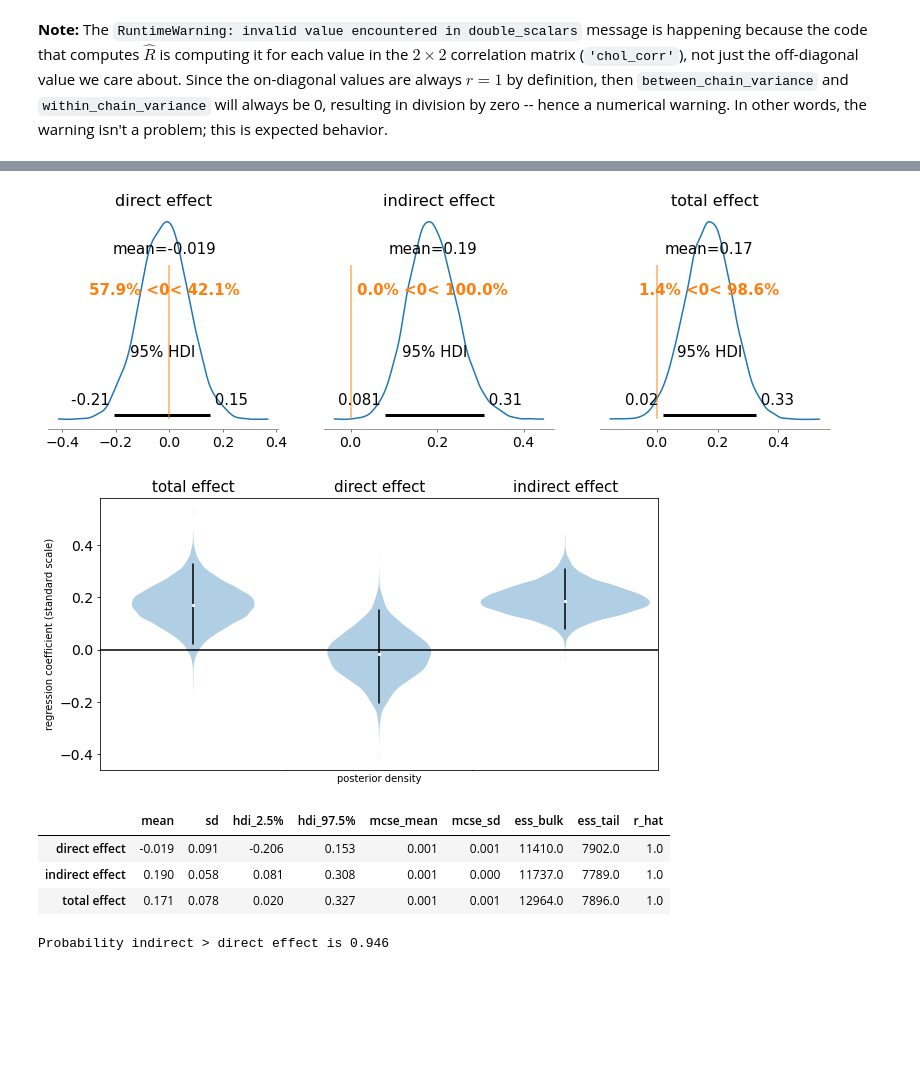
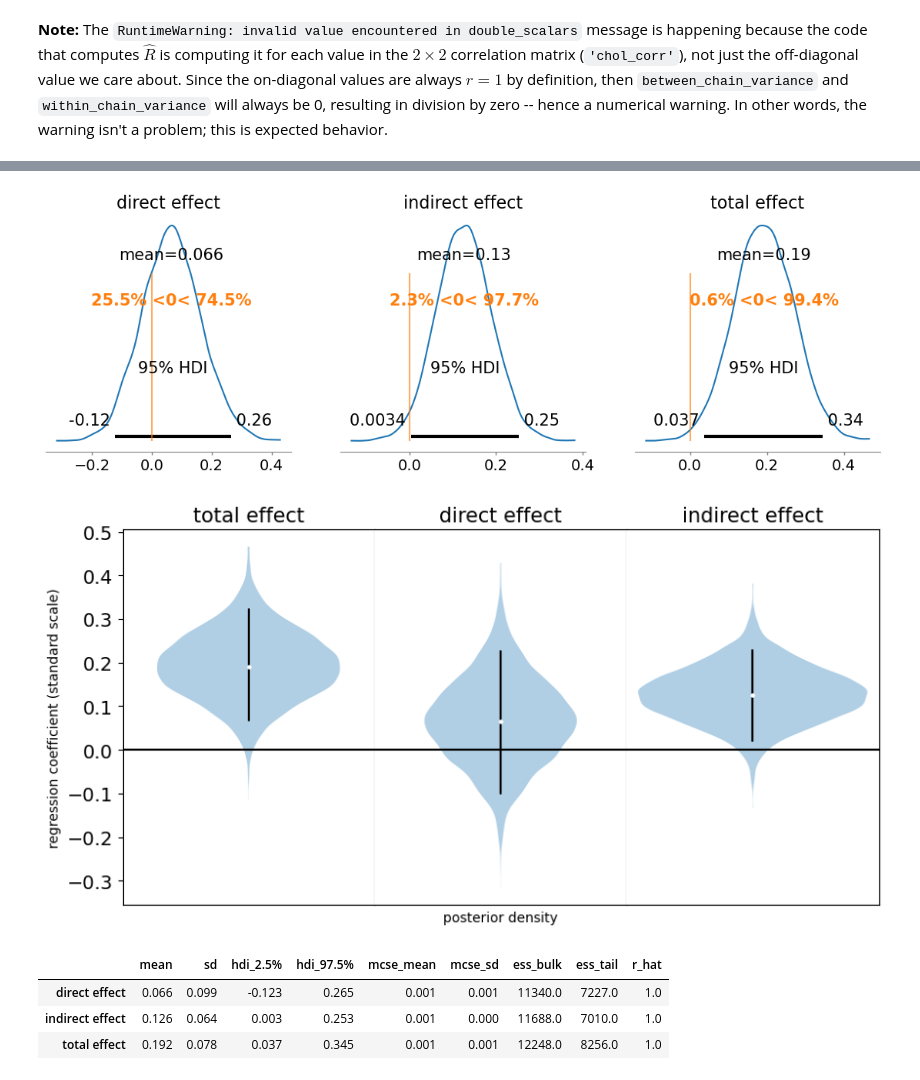
Before and after one commit to apex-lab/agency-battery-analysis, a Jupyter notebook: analysis.ipynb, the cells around one changed output, grey strips where cells are left out. Drawn from its saved outputs; the diff is of its cells as text; code cells hidden in the pictures; blank space fills up the shorter version.

```diff
--- a/analysis.ipynb
+++ b/analysis.ipynb
@@ -187,7 +187,8 @@ def df_from_res(res, predictor, target):
 post_dists = []
 post_stats = []
 df['type II AUROC'] = df['AUROC']
-for predictor in ('binding: key', 'binding: tone', 'log control threshold', 'type II AUROC'):
+df["meta-d'"] = df['metad']
+for predictor in ('binding: key', 'binding: tone', 'log control threshold', "meta-d'"):
     for target in ('SoPA', 'SoNA'):
         post, stats = sample_correlation_posterior(df, predictor, target)
         post_df = df_from_res(post, predictor, target)
@@ -312,10 +313,10 @@ def mediation_model(x, m, y):
 def normalize(x):
     return (x - x.mean())/x.std()
 
-_df = df[['log control threshold', 'type II AUROC', 'SoNA']].dropna(inplace = False)
+_df = df[['log control threshold', 'metad', 'SoNA']].dropna(inplace = False)
 model = mediation_model(
     x = normalize(_df['log control threshold']),
-    m = normalize(_df['type II AUROC']),
+    m = normalize(_df['metad']),
     y = normalize(_df['SoNA'])
 )
 # %%
@@ -340,23 +341,23 @@ ax = az.plot_posterior(
     figsize = (14, 4),
 )
 # %% [output]
-[figure, old version]
+[figure, new version]
 # %%
 axs = az.plot_violin(
     result,
     var_names = ["total effect", "direct effect", "indirect effect"],
-    hdi_prob = 0.95,
+    hdi_prob = 0.9,
     figsize = (10, 5),
     quartiles = False
 )
 for ax in axs:
     ax.axhline(0., color = 'black')
 axs[0].set_ylabel('regression coefficient (standard scale)')
 axs[1].set_xlabel('posterior density')
 plt.savefig('Figure4.jpeg', dpi = 500)
 plt.show()
 # %% [output]
-[figure, old version]
+[figure, new version]
 # %%
 az.summary(
     result,
@@ -365,14 +366,6 @@ az.summary(
 )
 # %% [output]
 |  | mean | sd | hdi_2.5% | hdi_97.5% | mcse_mean | mcse_sd | ess_bulk | ess_tail | r_hat |
-| direct effect | -0.019 | 0.091 | -0.206 | 0.153 | 0.001 | 0.001 | 11410.0 | 7902.0 | 1.0 |
-| indirect effect | 0.190 | 0.058 | 0.081 | 0.308 | 0.001 | 0.000 | 11737.0 | 7789.0 | 1.0 |
-| total effect | 0.171 | 0.078 | 0.020 | 0.327 | 0.001 | 0.001 | 12964.0 | 7896.0 | 1.0 |
+| direct effect | 0.066 | 0.099 | -0.123 | 0.265 | 0.001 | 0.001 | 11340.0 | 7227.0 | 1.0 |
+| indirect effect | 0.126 | 0.064 | 0.003 | 0.253 | 0.001 | 0.000 | 11688.0 | 7010.0 | 1.0 |
+| total effect | 0.192 | 0.078 | 0.037 | 0.345 | 0.001 | 0.001 | 12248.0 | 8256.0 | 1.0 |
-# %%
-trc = result.posterior.stack(draws = ("chain", "draw"))
-direct = trc['direct effect'].values
-indirect = trc['indirect effect'].values
-diff = indirect - direct
-print('Probability indirect > direct effect is %.03f'%(diff > 0).mean())
-# %% [output]
-Probability indirect > direct effect is 0.946
```
Also changed, not shown: parts of 11 cells of this notebook, 5 other files.
